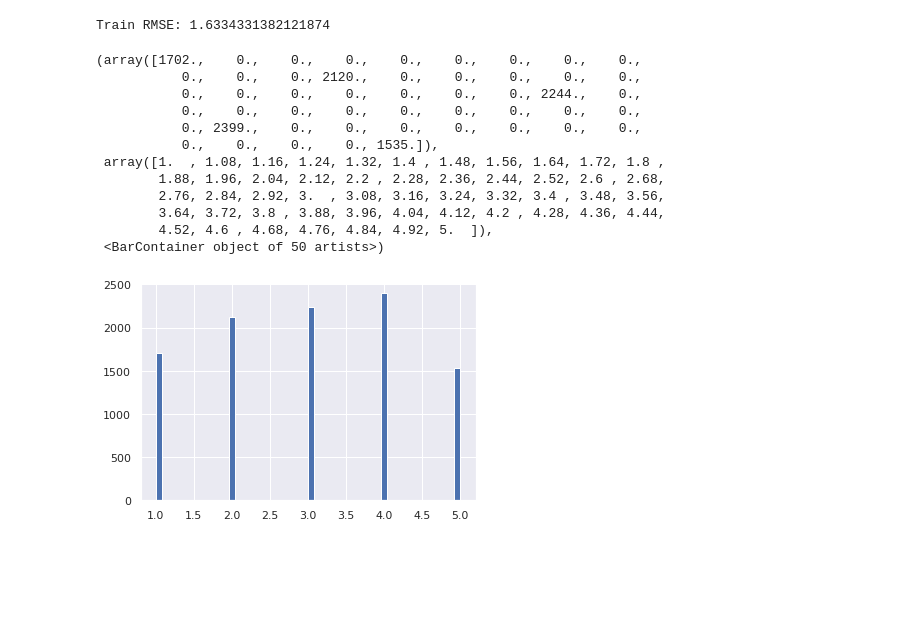
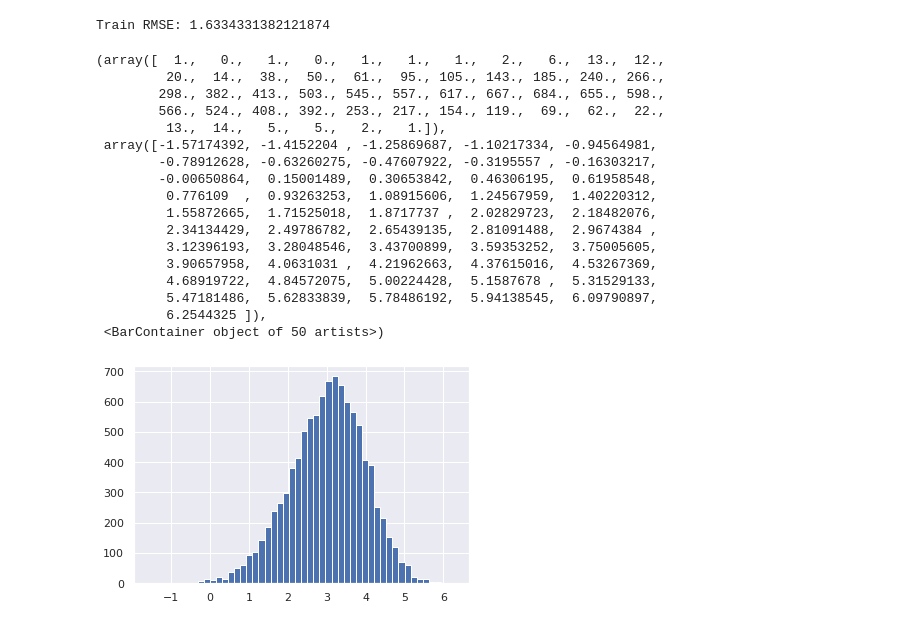
Before and after one commit to Second0395/Capstone_3, a Jupyter notebook: working.ipynb, the cells around one changed output. Cells and saved outputs as stored; diff of their text form; code cells hidden in the pictures; blank space fills up the shorter version.

```diff
--- a/working.ipynb
+++ b/working.ipynb
@@ -581,17 +694,22 @@ dt_pred = pd.Series(dt_pred).apply(lambda x: math.floor(x+.5))
 # %%
 fig, ax = plt.subplots()
-ax.hist(dt_pred, bins=50)
+ax.hist(gbr.predict(X_test_tvectorizer), bins=50)
 # %% [output]
-(array([1702.,    0.,    0.,    0.,    0.,    0.,    0.,    0.,    0.,
-           0.,    0.,    0., 2120.,    0.,    0.,    0.,    0.,    0.,
-           0.,    0.,    0.,    0.,    0.,    0.,    0., 2244.,    0.,
-           0.,    0.,    0.,    0.,    0.,    0.,    0.,    0.,    0.,
-           0., 2399.,    0.,    0.,    0.,    0.,    0.,    0.,    0.,
-           0.,    0.,    0.,    0., 1535.]),
- array([1.  , 1.08, 1.16, 1.24, 1.32, 1.4 , 1.48, 1.56, 1.64, 1.72, 1.8 ,
-        1.88, 1.96, 2.04, 2.12, 2.2 , 2.28, 2.36, 2.44, 2.52, 2.6 , 2.68,
-        2.76, 2.84, 2.92, 3.  , 3.08, 3.16, 3.24, 3.32, 3.4 , 3.48, 3.56,
-        3.64, 3.72, 3.8 , 3.88, 3.96, 4.04, 4.12, 4.2 , 4.28, 4.36, 4.44,
-        4.52, 4.6 , 4.68, 4.76, 4.84, 4.92, 5.  ]),
+(array([  1.,   0.,   1.,   0.,   1.,   1.,   1.,   2.,   6.,  13.,  12.,
+         20.,  14.,  38.,  50.,  61.,  95., 105., 143., 185., 240., 266.,
+        298., 382., 413., 503., 545., 557., 617., 667., 684., 655., 598.,
+        566., 524., 408., 392., 253., 217., 154., 119.,  69.,  62.,  22.,
+         13.,  14.,   5.,   5.,   2.,   1.]),
+ array([-1.57174392, -1.4152204 , -1.25869687, -1.10217334, -0.94564981,
+        -0.78912628, -0.63260275, -0.47607922, -0.3195557 , -0.16303217,
+        -0.00650864,  0.15001489,  0.30653842,  0.46306195,  0.61958548,
+         0.776109  ,  0.93263253,  1.08915606,  1.24567959,  1.40220312,
+         1.55872665,  1.71525018,  1.8717737 ,  2.02829723,  2.18482076,
+         2.34134429,  2.49786782,  2.65439135,  2.81091488,  2.9674384 ,
+         3.12396193,  3.28048546,  3.43700899,  3.59353252,  3.75005605,
+         3.90657958,  4.0631031 ,  4.21962663,  4.37615016,  4.53267369,
+         4.68919722,  4.84572075,  5.00224428,  5.1587678 ,  5.31529133,
+         5.47181486,  5.62833839,  5.78486192,  5.94138545,  6.09790897,
+         6.2544325 ]),
  <BarContainer object of 50 artists>)
-[figure, old version]
+[figure, new version]
```
Also changed, not shown: parts of 25 cells of this notebook.
